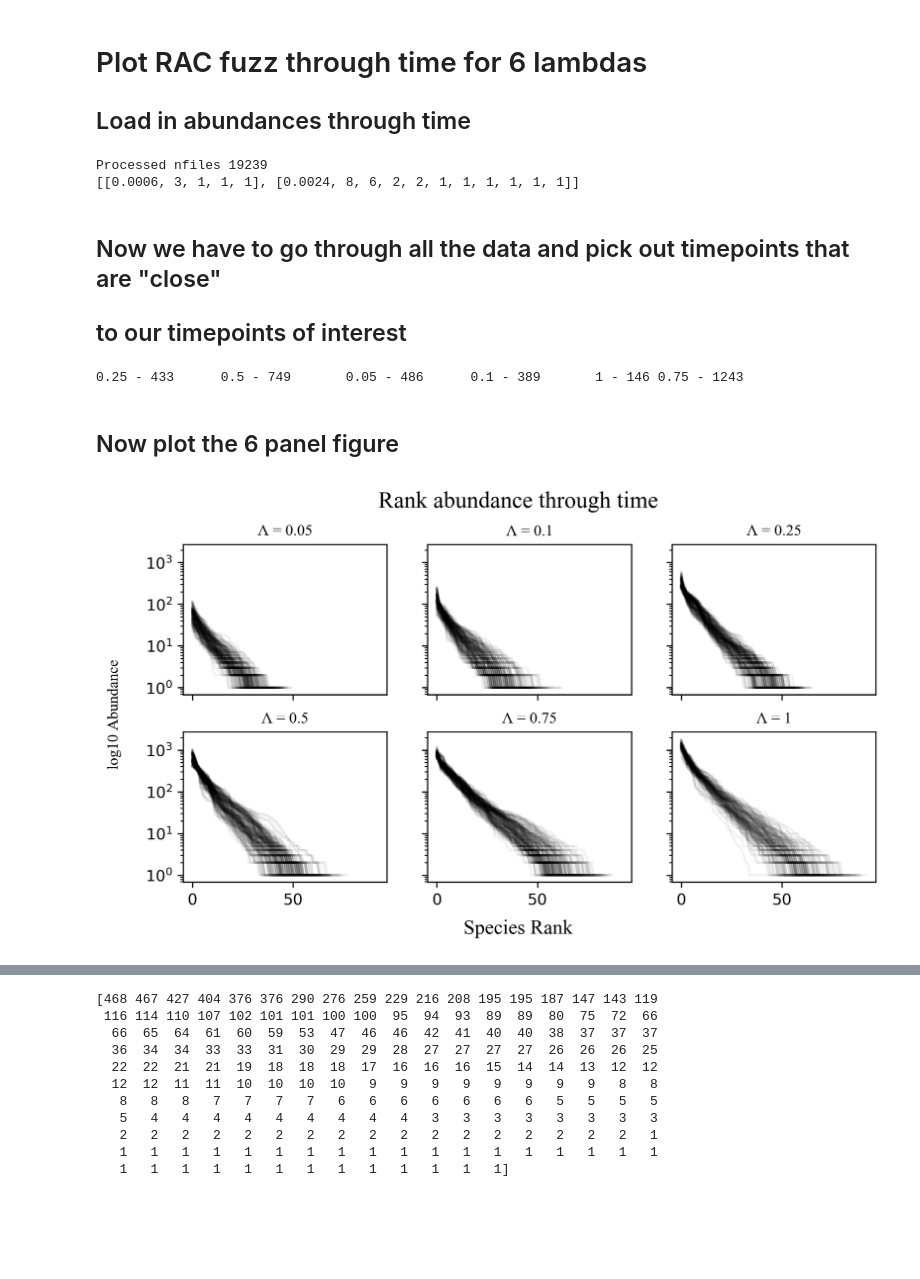
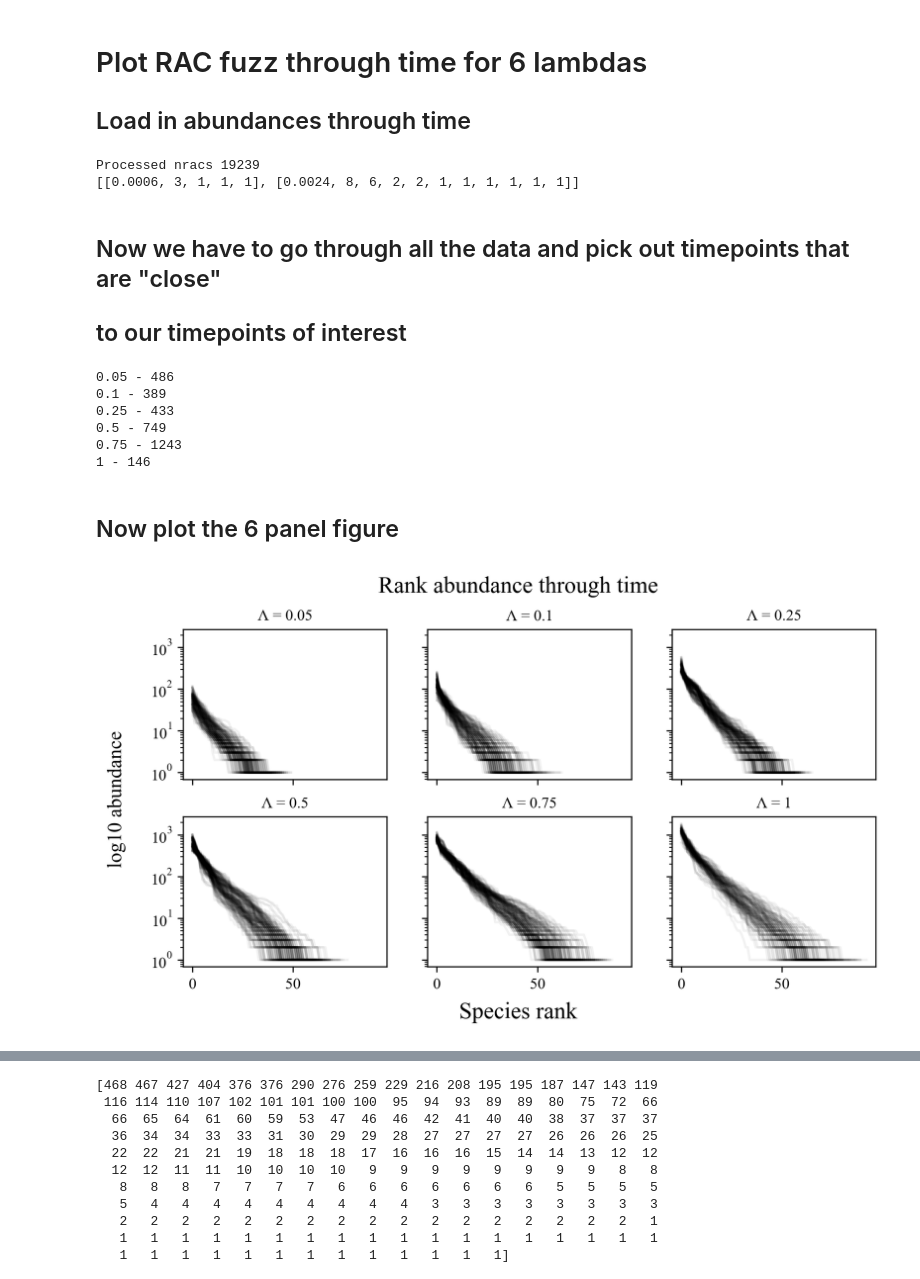
Before and after one commit to isaacovercast/gimmeSAD, a Jupyter notebook: ipython-notebooks/gimmeSAD-plot-RACs.ipynb, the cells around one changed output, grey strips where cells are left out. Saved outputs shown, nothing was run; the diff lists cells and outputs as text; code cells hidden in the pictures; blank space fills up the shorter version.

```diff
--- a/ipython-notebooks/gimmeSAD-plot-RACs.ipynb
+++ b/ipython-notebooks/gimmeSAD-plot-RACs.ipynb
@@ -99,7 +99,7 @@ import ast
 import collections
 
 #files = glob.glob("/home/isaac/gimmeSAD/1d_sims/K_9*0.001*/abundances.txt")
-files = glob.glob("/home/isaac/gimmeSAD/origin_sims/all_sgd_sims_volcanic/K_10000-C_0.001*/abundances.txt")
+files = glob.glob("/home/isaac/gimmeSAD/oldsims/origin_sims/all_sgd_sims_volcanic/K_10000-C_0.001*/abundances.txt")
 RACS = []
 for f in files[:10]:
     lines = open(f).readlines()
@@ -125,7 +125,7 @@ for f in files[:10]:
 print("Processed nracs {}".format(len(RACS)))
 print(RACS[:2])
 # %% [output]
-Processed nfiles 19239
+Processed nracs 19239
 [[0.0006, 3, 1, 1, 1], [0.0024, 8, 6, 2, 2, 1, 1, 1, 1, 1, 1]]
 # %% [markdown]
 ## Now we have to go through all the data and pick out timepoints that are "close"
@@ -152,33 +152,50 @@ for percent in sampling_lambdas:
 for k,v in lambda_dists.items():
     print("{} - {}\t".format(k, len(v))),
 # %% [output]
-0.25 - 433      0.5 - 749       0.05 - 486      0.1 - 389       1 - 146 0.75 - 1243
+0.05 - 486
+0.1 - 389
+0.25 - 433
+0.5 - 749
+0.75 - 1243
+1 - 146
 # %% [markdown]
 ## Now plot the 6 panel figure
 # %%
 from matplotlib.font_manager import FontProperties
 import matplotlib
 matplotlib.font_manager._rebuild()
 
 f, axarr = plt.subplots(2, 3, figsize=(8,4), dpi=300, sharex=True, sharey=True)
 axarr = [a for b in axarr for a in b]
 
 font = FontProperties()
 font.set_family('Times New Roman')
+font.set_weight('normal')
+matplotlib.rcParams['font.family'] = 'Times New Roman'
+matplotlib.rcParams['font.weight'] = 'normal'
+matplotlib.rcParams['font.size'] = 10
 
-for i, k, ax in zip(xrange(0,6), sampling_lambdas, axarr):
+for i, k, ax in zip(range(0,6), sampling_lambdas, axarr):
     try:
         ax.set_title(u"Λ = {}".format(k), fontsize=10, fontproperties=font)
         for rac in lambda_dists[k][:200]:
             X = np.arange(0,len(rac))
             ax.semilogy(X, rac, label="simulated", alpha=0.05, color="black")
+
+        for tick in ax.get_xticklabels():
+            tick.set_fontname('Times New Roman')
+        for tick in ax.get_yticklabels():
+            tick.set_fontname('Times New Roman')
+
     except Exception as inst:
         print(i, k, inst)
-f.text(0.5, 0.01, u"Species Rank", ha='center', fontsize=13, fontproperties=font)
-f.text(0.04, 0.5, r"log10 Abundance", va='center', rotation='vertical', fontsize=13, fontproperties=font)
+
+f.text(0.5, 0.01, u"Species rank", ha='center', fontsize=15)#fontproperties=font)
+f.text(0.04, 0.5, r"log10 abundance", va='center', fontsize=13, rotation='vertical')# fontproperties=font)
 font.set_size(15)
 plt.suptitle("Rank abundance through time", y=.9999, fontproperties=font)
 plt.subplots_adjust(hspace=.25)
+
 plt.savefig("/home/isaac/gimmeSAD/Figure1-RACs.svg")
 # %% [output]
-[figure, old version]
+[figure, new version]
```
Also changed, not shown: parts of 1 cell of this notebook, 1 other file.
